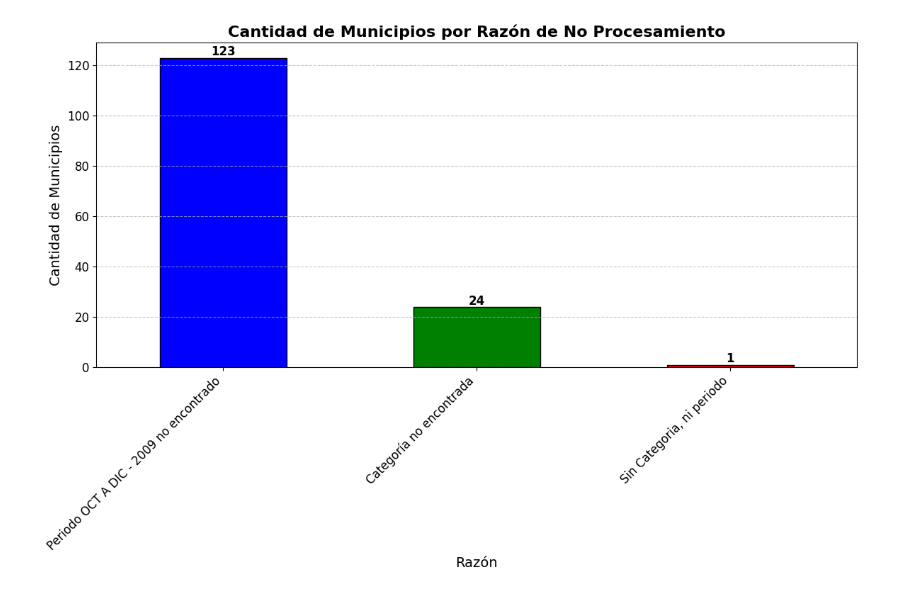
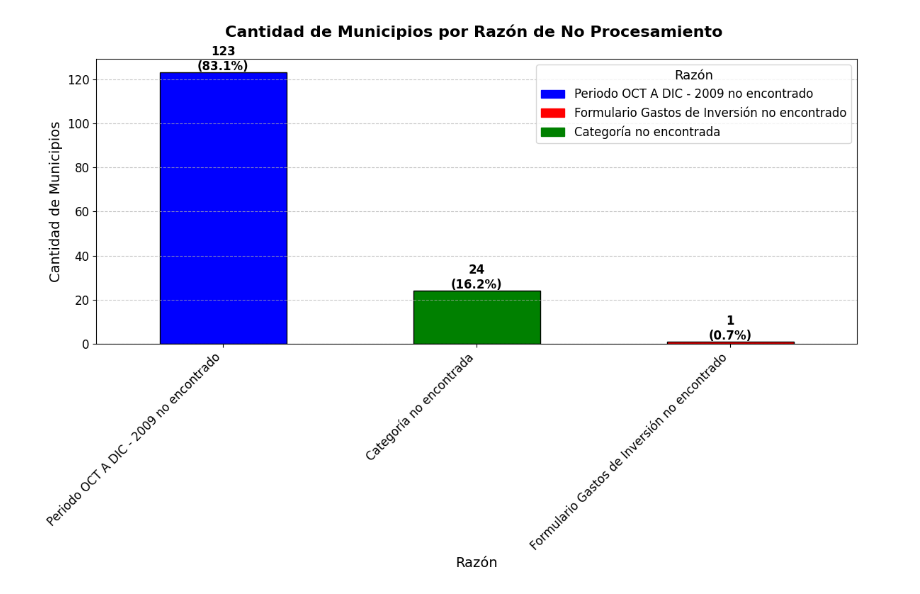
Before and after one commit to cesar95icesi/scrapping, a Jupyter notebook: data.ipynb, the cells around one changed output. Cells and saved outputs as stored; diff of their text form; code cells hidden in the pictures.

Commit message:
Plot Improved

```diff
--- a/data.ipynb
+++ b/data.ipynb
@@ -314,10 +314,15 @@ for index, row in municipios_no_procesados_df.iterrows():
             )
             select = Select(forma_select)
 
+            formulario_encontrado = False
             for option in select.options:
                 if option.text == "GASTOS_DE_INVERSION":
                     option.click()
+                    formulario_encontrado = True
                     break
+
+            if not formulario_encontrado:
+                raise ValueError("Formulario no encontrado")
 
             time.sleep(1)
             # Hacer clic en el botón "Consultar"
@@ -354,8 +359,10 @@ for index, row in municipios_no_procesados_df.iterrows():
                     razon = "Categoría no encontrada"
                 elif "Periodo no encontrado" in str(e):
                     razon = "Periodo OCT A DIC - 2009 no encontrado"
+                elif "Formulario no encontrado" in str(e):
+                    razon = "Formulario Gastos de Inversión no encontrado"
                 else:
-                    razon = "Sin Categoria, ni periodo"
+                    razon = "Sin Categoria, ni periodo ni formulario"
                 municipios_no_procesados.append({"Municipio": municipio, "Razon": razon})
 
 # Guardar los municipios que no pudieron procesarse en un archivo CSV
@@ -369,5 +384,8 @@ print("Script finalizado correctamente.")
 # %%
 import matplotlib.pyplot as plt
+
+# Leer el archivo CSV con detalles de no procesados
+df_no_procesados = pd.read_csv('no_procesado/municipios_no_procesados_detalle.csv')
 df_no_procesados
 # Organizar los municipios según la razón
 df_no_procesados_sorted = df_no_procesados.sort_values(by='Razon')
@@ -381,11 +399,11 @@ tabla_resumen.columns = ['Razon', 'Cantidad']
 print(tabla_resumen)
 # Crear la gráfica
 plt.figure(figsize=(12, 8))
-colors = {'Periodo OCT A DIC - 2009 no encontrado': 'blue', 'Sin Categoria, ni periodo': 'red', 'Categoría no encontrada': 'green'}
+colors = {'Periodo OCT A DIC - 2009 no encontrado': 'blue', 'Formulario Gastos de Inversión no encontrado': 'red', 'Categoría no encontrada': 'green'}
 bars = razon_counts.plot(kind='bar', color=[colors[razon] for razon in razon_counts.index], edgecolor='black')
 
 # Personalizar la gráfica
-plt.title('Cantidad de Municipios por Razón de No Procesamiento', fontsize=16, fontweight='bold')
+plt.title('Cantidad de Municipios por Razón de No Procesamiento \n', fontsize=16, fontweight='bold')
 plt.xlabel('Razón', fontsize=14)
 plt.ylabel('Cantidad de Municipios', fontsize=14)
 plt.xticks(rotation=45, ha='right', fontsize=12)
@@ -393,8 +411,15 @@ plt.yticks(fontsize=12)
 plt.grid(axis='y', linestyle='--', alpha=0.7)
 
 # Añadir etiquetas de cantidad encima de cada barra
+total = razon_counts.sum()
 for bar in bars.patches:
-    plt.text(bar.get_x() + bar.get_width() / 2, bar.get_height() + 1, str(int(bar.get_height())), ha='center', fontsize=12, fontweight='bold')
+    height = bar.get_height()
+    percentage = (height / total) * 100
+    plt.text(bar.get_x() + bar.get_width() / 2, height + 1, f'{int(height)}\n({percentage:.1f}%)', ha='center', fontsize=12, fontweight='bold')
+
+# Añadir leyenda
+handles = [plt.Rectangle((0,0),1,1, color=colors[label]) for label in colors]
+plt.legend(handles, colors.keys(), title="Razón", fontsize=12, title_fontsize='13', loc='upper right')
 
 plt.tight_layout()
 plt.show()
@@ -406 +431 @@ plt.show()
-[figure, old version]
+[figure, new version]
```
Also changed, not shown: parts of 2 cells of this notebook, 2 other files.
